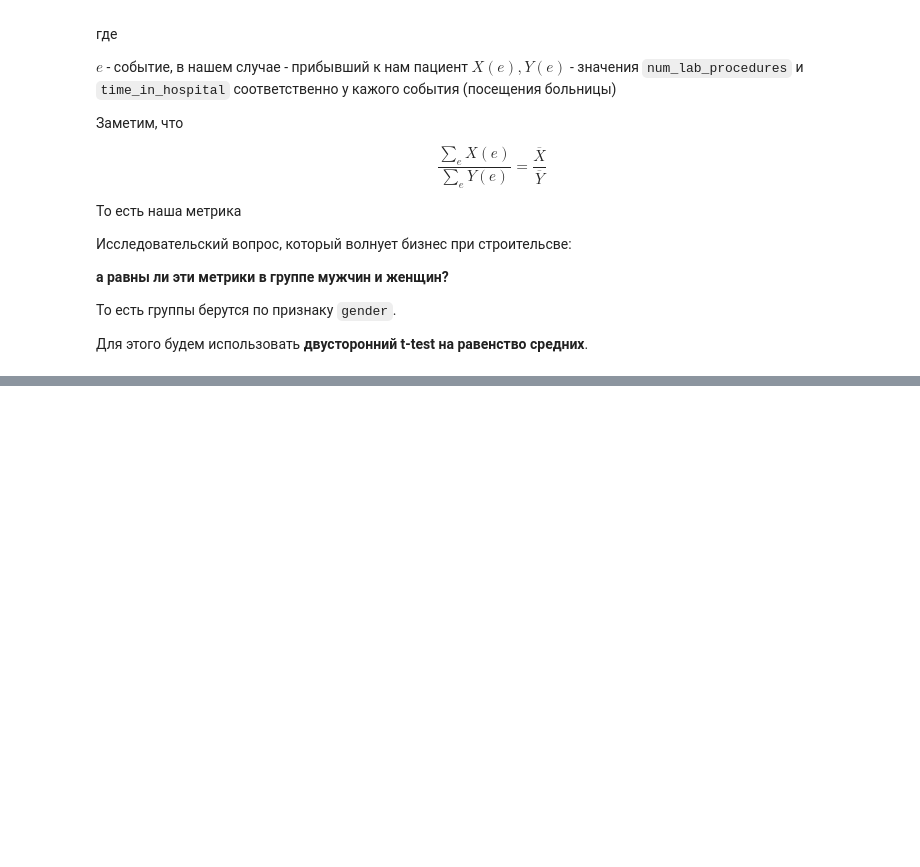
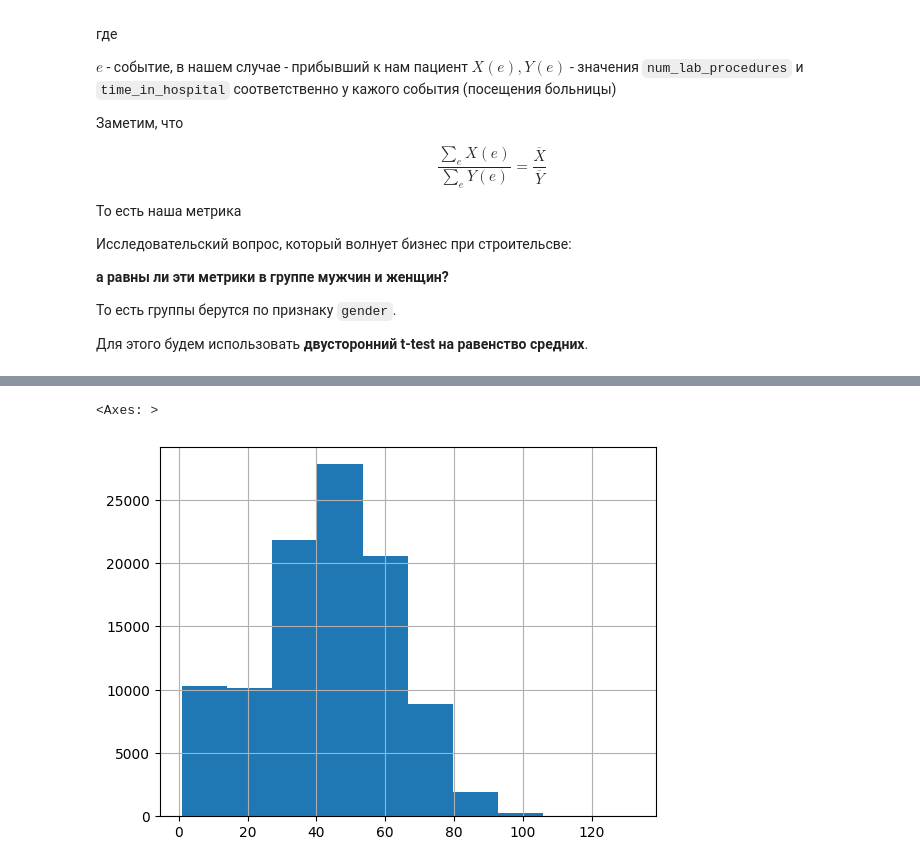
Before and after one commit to Melekh11/gp4_tests, a Jupyter notebook: hypo3.ipynb, the cells around one changed output, grey strips where cells are left out. Saved outputs shown, nothing was run; the diff lists cells and outputs as text; code cells hidden in the pictures; blank space fills up the shorter version.

```diff
--- a/hypo3.ipynb
+++ b/hypo3.ipynb
@@ -101,0 +157,7 @@ $$
+# %%
+df = pd.read_csv('./data/diabetic_data.csv')
+# %%
+df.num_lab_procedures.hist()
+# %% [output]
+<Axes: >
+[figure, added]
```
Also changed, not shown: parts of 29 cells of this notebook, 1 other file.
